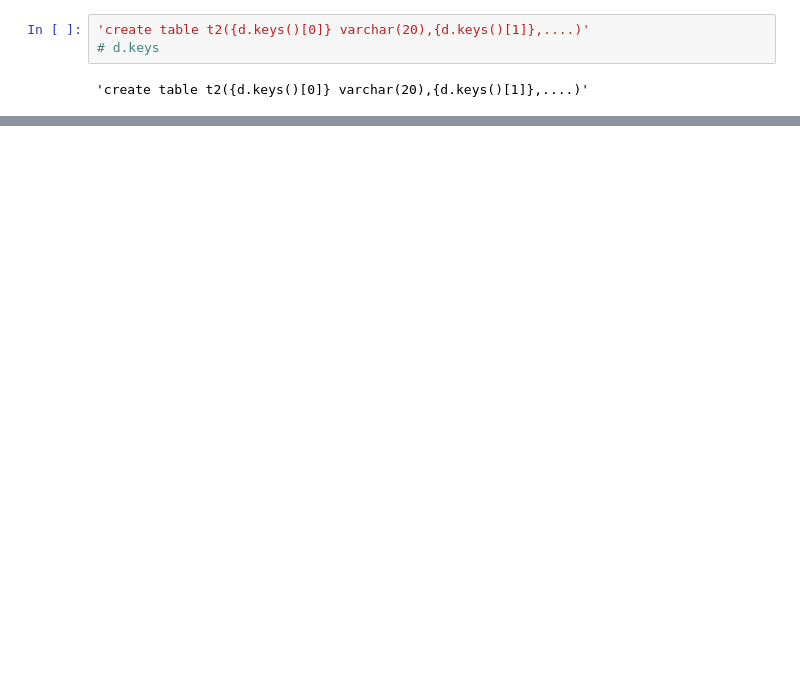
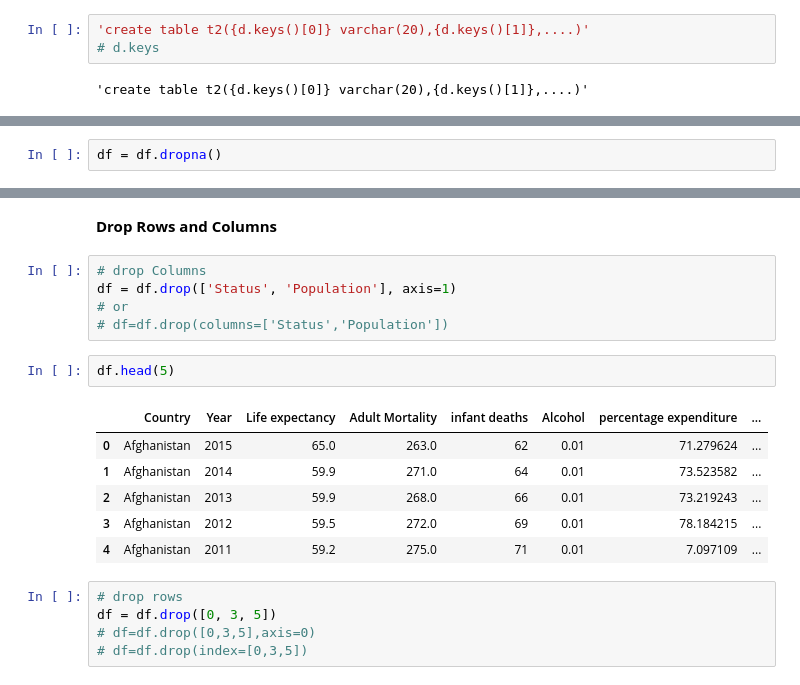
Before and after one commit to basavbamrah/training-sem-7, a Jupyter notebook: basics_4_pd.ipynb, the cells around one changed output, grey strips where cells are left out. Saved outputs shown, nothing was run; the diff lists cells and outputs as text; blank space fills up the shorter version.

```diff
--- a/basics_4_pd.ipynb
+++ b/basics_4_pd.ipynb
@@ -826,0 +851,2 @@ for i in df:
+# %%
+df = df.dropna()
@@ -826,0 +873,21 @@ for i in df:
+# %% [markdown]
+**Drop Rows and Columns**
+# %%
+# drop Columns
+df = df.drop(['Status', 'Population'], axis=1)
+# or
+# df=df.drop(columns=['Status','Population'])
+# %%
+df.head(5)
+# %% [output]
+|  | Country | Year | Life expectancy | Adult Mortality | infant deaths | Alcohol | percentage expenditure | ... |
+| 0 | Afghanistan | 2015 | 65.0 | 263.0 | 62 | 0.01 | 71.279624 | ... |
+| 1 | Afghanistan | 2014 | 59.9 | 271.0 | 64 | 0.01 | 73.523582 | ... |
+| 2 | Afghanistan | 2013 | 59.9 | 268.0 | 66 | 0.01 | 73.219243 | ... |
+| 3 | Afghanistan | 2012 | 59.5 | 272.0 | 69 | 0.01 | 78.184215 | ... |
+| 4 | Afghanistan | 2011 | 59.2 | 275.0 | 71 | 0.01 | 7.097109 | ... |
+# %%
+# drop rows
+df = df.drop([0, 3, 5])
+# df=df.drop([0,3,5],axis=0)
+# df=df.drop(index=[0,3,5])
```
Also changed, not shown: parts of 42 cells of this notebook.
